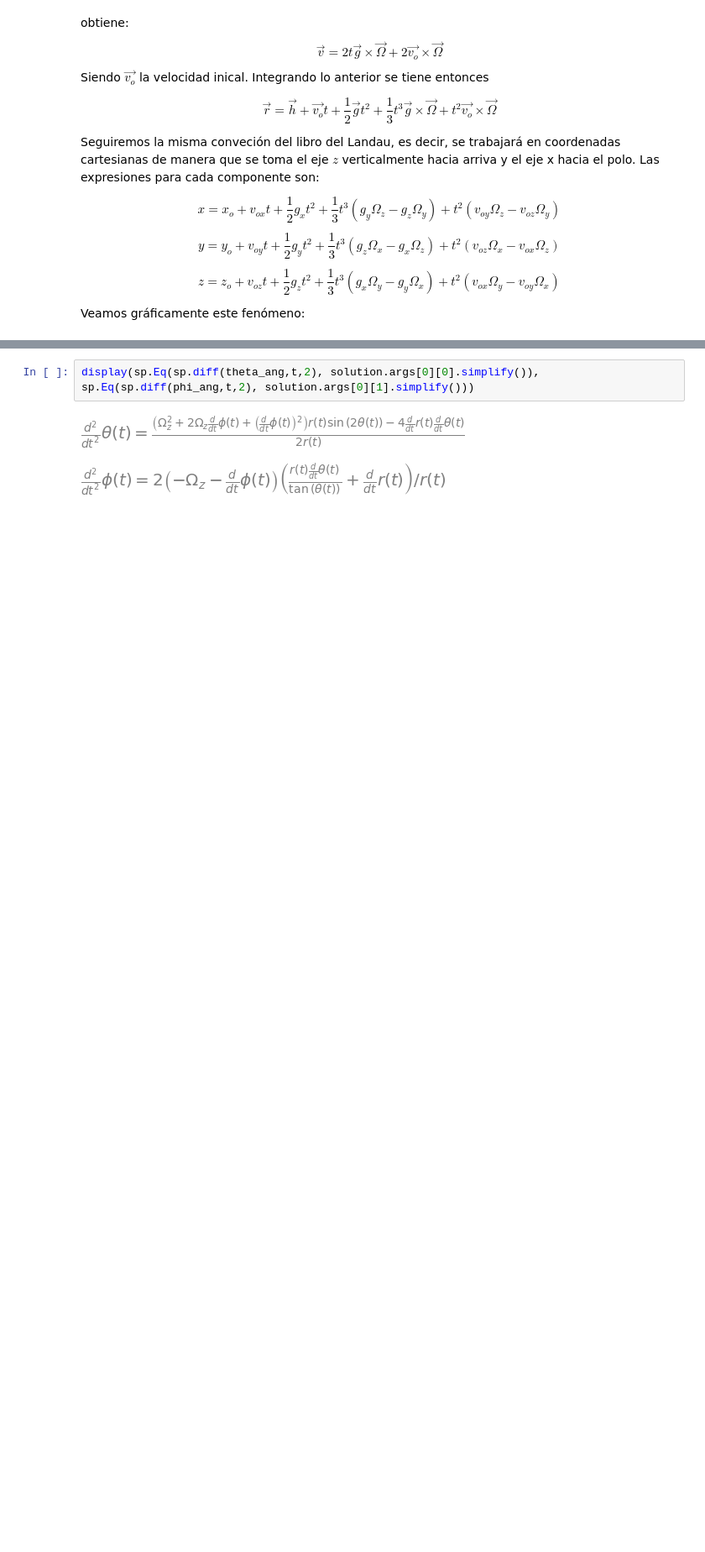
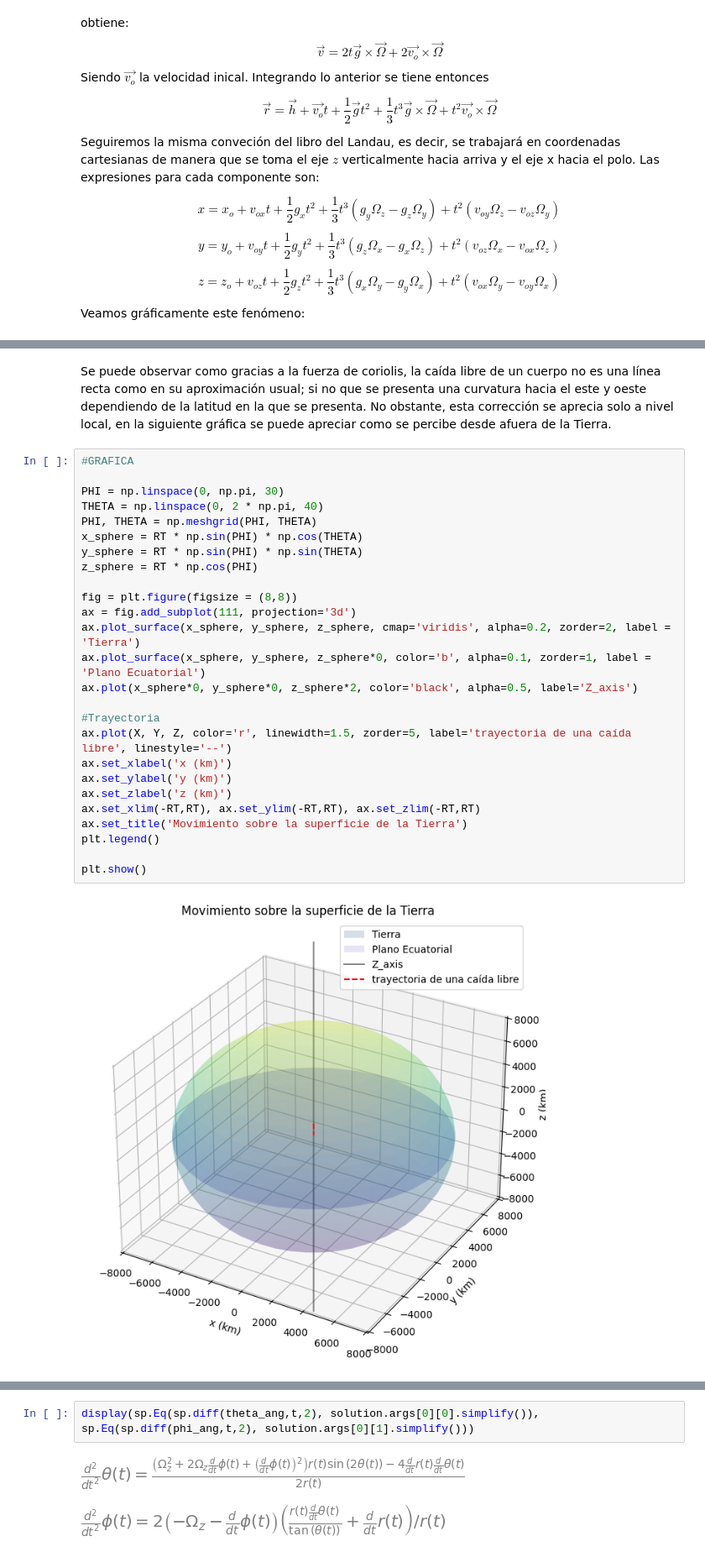
Before and after one commit to jerolg/FISICA_TEORICA_2, a Jupyter notebook: T2_Cuerpo_Rígido/Tarea02.ipynb, the cells around one changed output, grey strips where cells are left out. Shown at 84% size. Drawn from its saved outputs; the diff is of its cells as text; blank space fills up the shorter version.

```diff
--- a/T2_Cuerpo_Rígido/Tarea02.ipynb
+++ b/T2_Cuerpo_Rígido/Tarea02.ipynb
@@ -277,0 +341,30 @@ def caida_libre_analitic(t, h, vo, g, omega):
+# %% [markdown]
+Se puede observar como gracias a la fuerza de coriolis, la caída libre de un cuerpo no es una línea recta como en su aproximación usual; si no que se presenta una curvatura hacia el este y oeste dependiendo de la latitud en la que se presenta. No obstante, esta corrección se aprecia solo a nivel local, en la siguiente gráfica se puede apreciar como se percibe desde afuera de la Tierra.
+# %%
+#GRAFICA
+
+PHI = np.linspace(0, np.pi, 30)
+THETA = np.linspace(0, 2 * np.pi, 40)
+PHI, THETA = np.meshgrid(PHI, THETA)
+x_sphere = RT * np.sin(PHI) * np.cos(THETA)
+y_sphere = RT * np.sin(PHI) * np.sin(THETA)
+z_sphere = RT * np.cos(PHI)
+
+fig = plt.figure(figsize = (8,8))
+ax = fig.add_subplot(111, projection='3d')
+ax.plot_surface(x_sphere, y_sphere, z_sphere, cmap='viridis', alpha=0.2, zorder=2, label = 'Tierra')
+ax.plot_surface(x_sphere, y_sphere, z_sphere*0, color='b', alpha=0.1, zorder=1, label = 'Plano Ecuatorial')
+ax.plot(x_sphere*0, y_sphere*0, z_sphere*2, color='black', alpha=0.5, label='Z_axis')
+
+#Trayectoria
+ax.plot(X, Y, Z, color='r', linewidth=1.5, zorder=5, label='trayectoria de una caída libre', linestyle='--')
+ax.set_xlabel('x (km)')
+ax.set_ylabel('y (km)')
+ax.set_zlabel('z (km)')
+ax.set_xlim(-RT,RT), ax.set_ylim(-RT,RT), ax.set_zlim(-RT,RT)
+ax.set_title('Movimiento sobre la superficie de la Tierra')
+plt.legend()
+
+plt.show()
+# %% [output]
+[figure, added]
```
Also changed, not shown: parts of 7 cells of this notebook.
